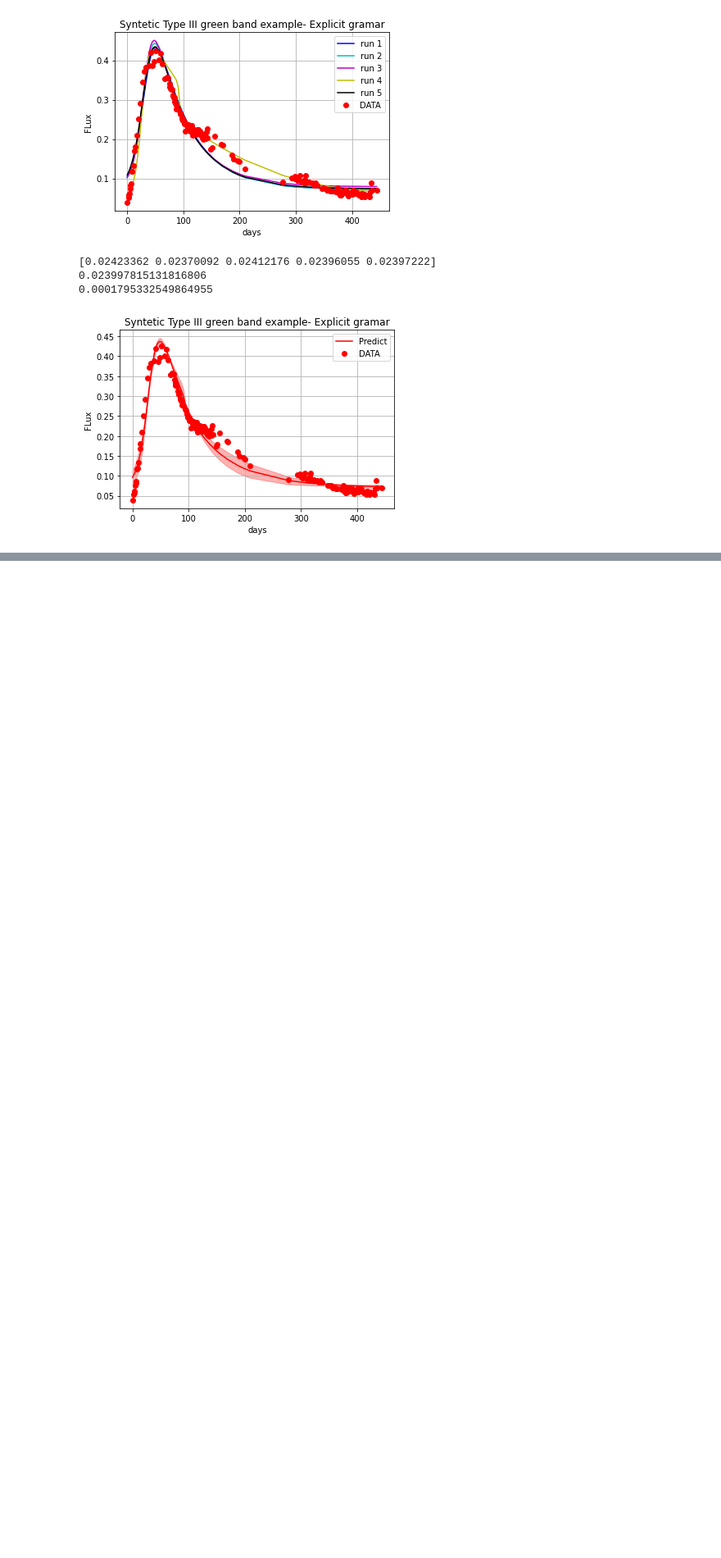
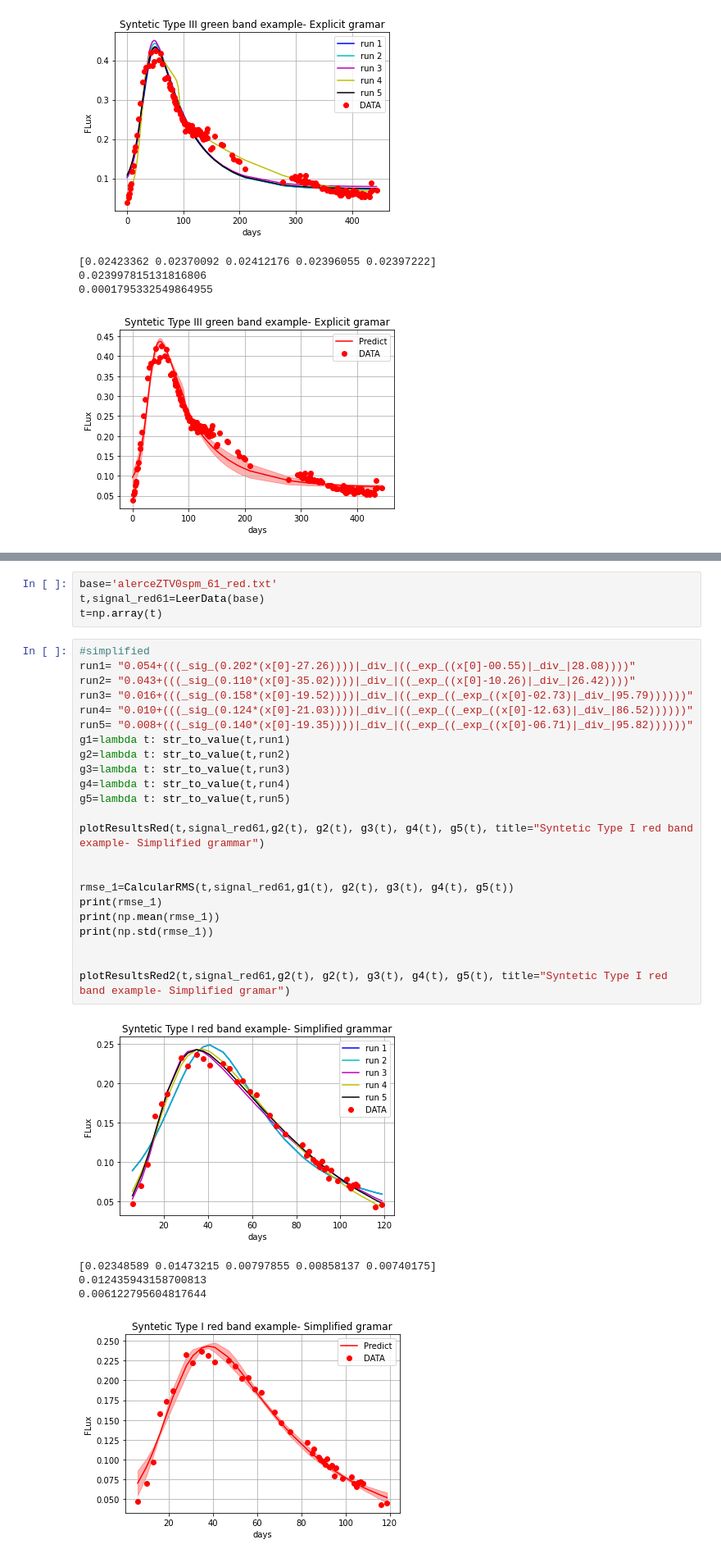
Before and after one commit to nfierroflo/Evolutionary-computation, a Jupyter notebook: PruebasFineles.ipynb, the cells around one changed output, grey strips where cells are left out. Shown at 82% size. Drawn from its saved outputs; the diff is of its cells as text; blank space fills up the shorter version.

```diff
--- a/PruebasFineles.ipynb
+++ b/PruebasFineles.ipynb
@@ -1020,0 +1094,33 @@ plotResultsRed2(t,signal_green352,g1(t), g2(t), g3(t), g4(t), g5(t), title="Synt
+# %%
+base='alerceZTV0spm_61_red.txt'
+t,signal_red61=LeerData(base)
+t=np.array(t)
+# %%
+#simplified
+run1= "0.054+(((_sig_(0.202*(x[0]-27.26))))|_div_|((_exp_((x[0]-00.55)|_div_|28.08))))"
+run2= "0.043+(((_sig_(0.110*(x[0]-35.02))))|_div_|((_exp_((x[0]-10.26)|_div_|26.42))))"
+run3= "0.016+(((_sig_(0.158*(x[0]-19.52))))|_div_|((_exp_((_exp_((x[0]-02.73)|_div_|95.79))))))"
+run4= "0.010+(((_sig_(0.124*(x[0]-21.03))))|_div_|((_exp_((_exp_((x[0]-12.63)|_div_|86.52))))))"
+run5= "0.008+(((_sig_(0.140*(x[0]-19.35))))|_div_|((_exp_((_exp_((x[0]-06.71)|_div_|95.82))))))"
+g1=lambda t: str_to_value(t,run1)
+g2=lambda t: str_to_value(t,run2)
+g3=lambda t: str_to_value(t,run3)
+g4=lambda t: str_to_value(t,run4)
+g5=lambda t: str_to_value(t,run5)
+
+plotResultsRed(t,signal_red61,g2(t), g2(t), g3(t), g4(t), g5(t), title="Syntetic Type I red band example- Simplified grammar")
+
+
+rmse_1=CalcularRMS(t,signal_red61,g1(t), g2(t), g3(t), g4(t), g5(t))
+print(rmse_1)
+print(np.mean(rmse_1))
+print(np.std(rmse_1))
+
+
+plotResultsRed2(t,signal_red61,g2(t), g2(t), g3(t), g4(t), g5(t), title="Syntetic Type I red band example- Simplified gramar")
+# %% [output]
+[figure, added]
+[0.02348589 0.01473215 0.00797855 0.00858137 0.00740175]
+0.012435943158700813
+0.006122795604817644
+[figure, added]
```
Also changed, not shown: parts of 22 cells of this notebook.
